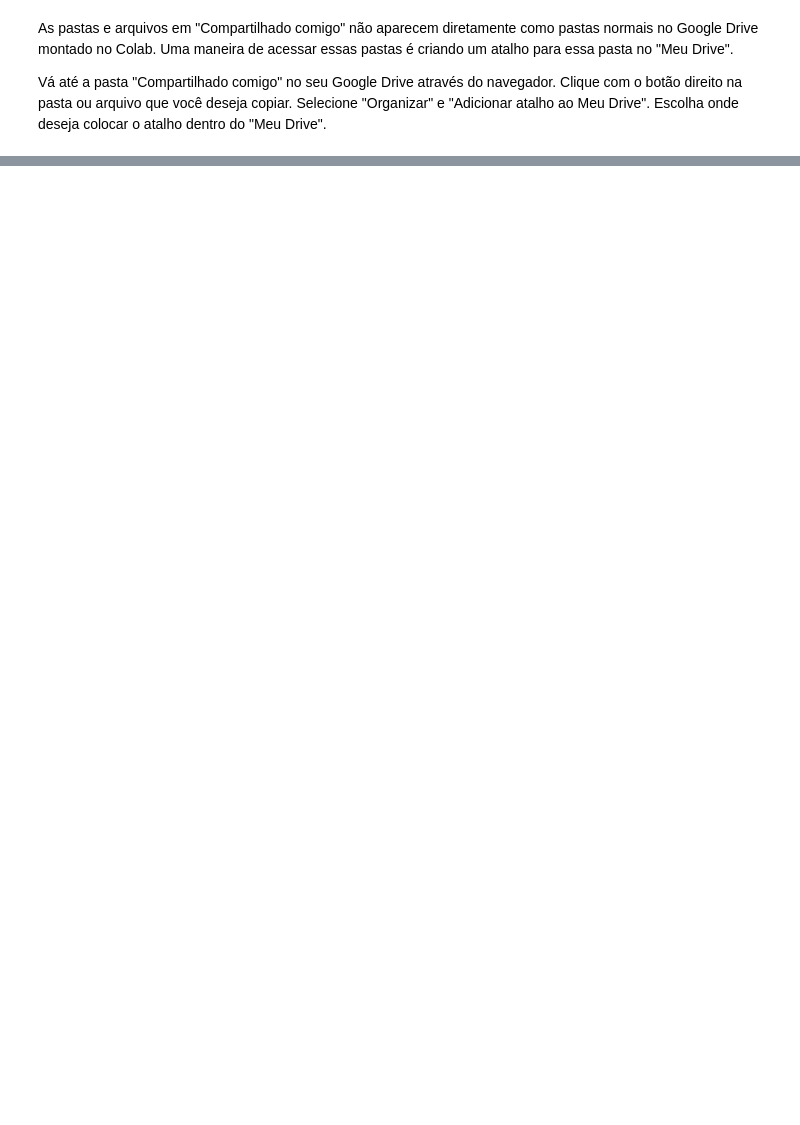
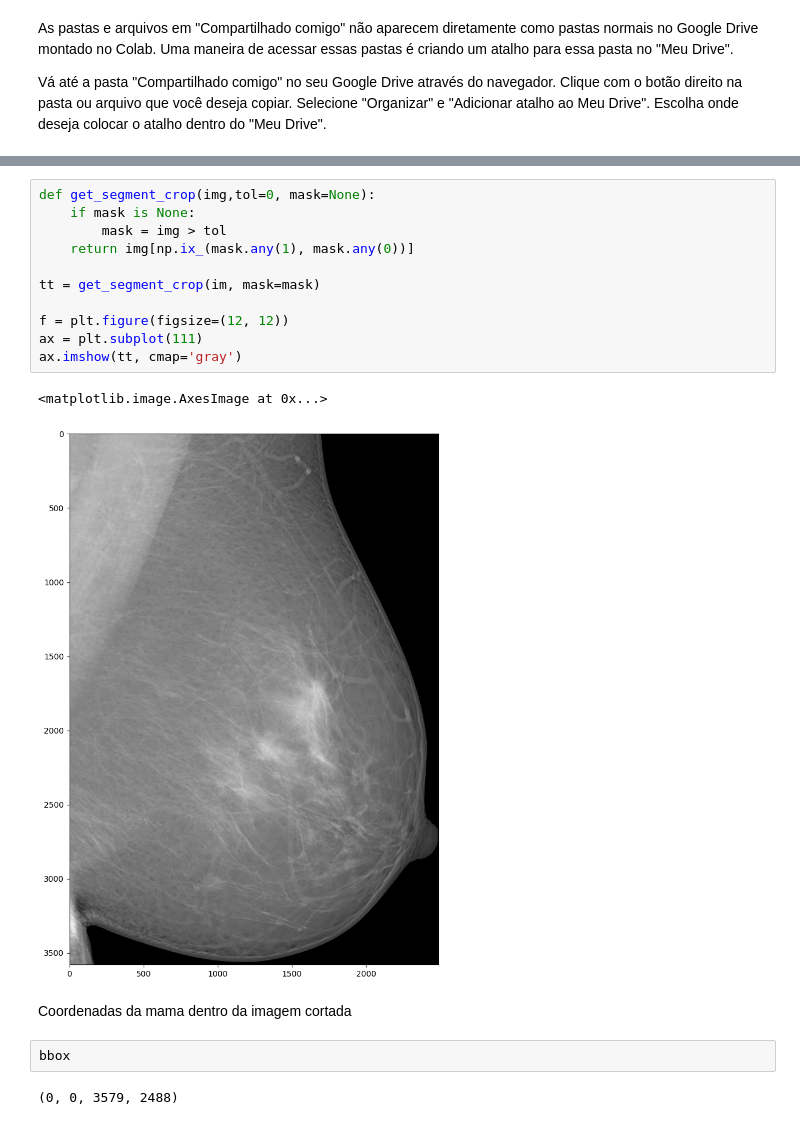
Before and after one commit to ylleuname/cancer_detection, a Jupyter notebook: projeto_ia.ipynb, the cells around one changed output, grey strips where cells are left out. Saved outputs shown, nothing was run; the diff lists cells and outputs as text; blank space fills up the shorter version.

```diff
--- a/projeto_ia.ipynb
+++ b/projeto_ia.ipynb
@@ -72,0 +238,20 @@ for image_id in image_ids:
+# %%
+def get_segment_crop(img,tol=0, mask=None):
+    if mask is None:
+        mask = img > tol
+    return img[np.ix_(mask.any(1), mask.any(0))]
+
+tt = get_segment_crop(im, mask=mask)
+
+f = plt.figure(figsize=(12, 12))
+ax = plt.subplot(111)
+ax.imshow(tt, cmap='gray')
+# %% [output]
+<matplotlib.image.AxesImage at 0x...>
+[figure, added]
+# %% [markdown]
+Coordenadas da mama dentro da imagem cortada
+# %%
+bbox
+# %% [output]
+(0, 0, 3579, 2488)
```
Also changed, not shown: parts of 14 cells of this notebook.
